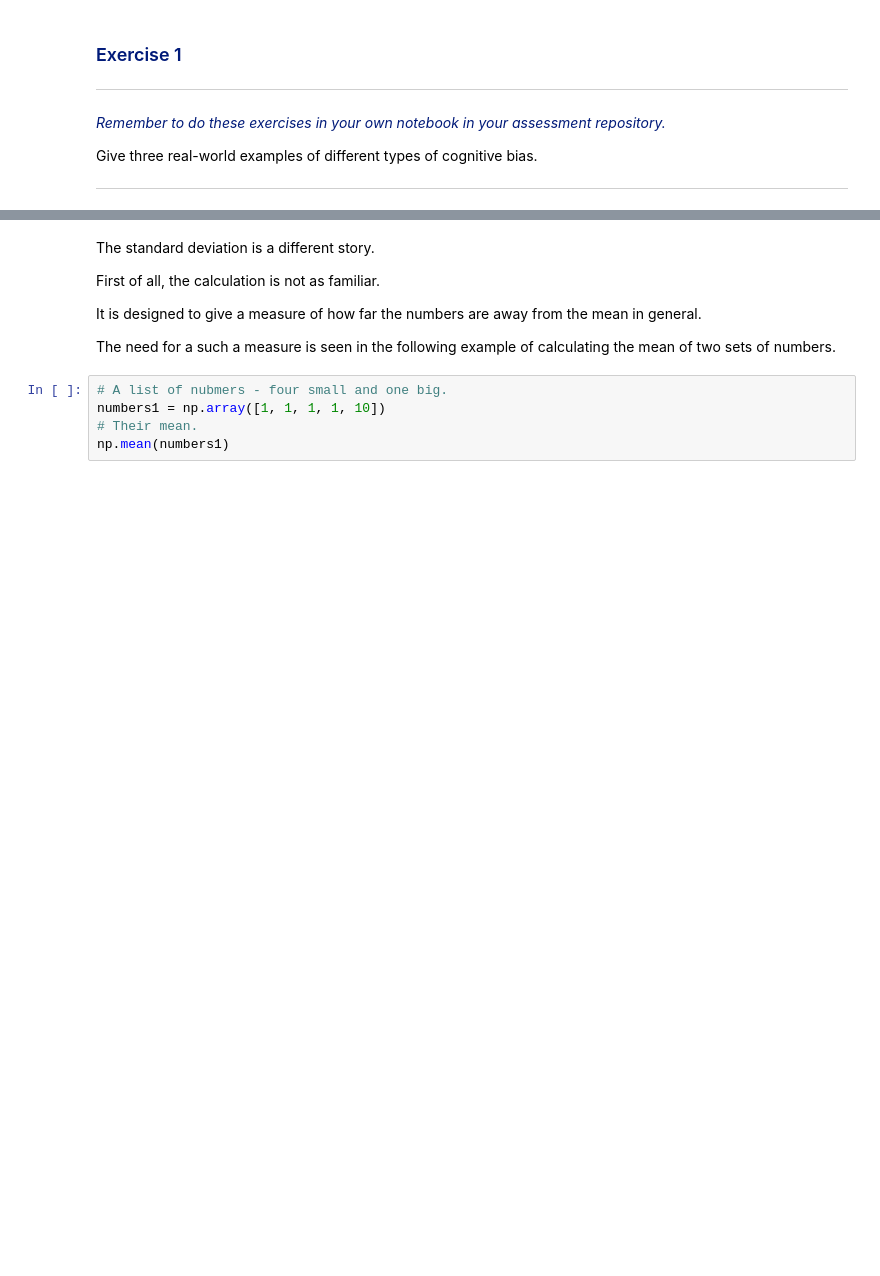
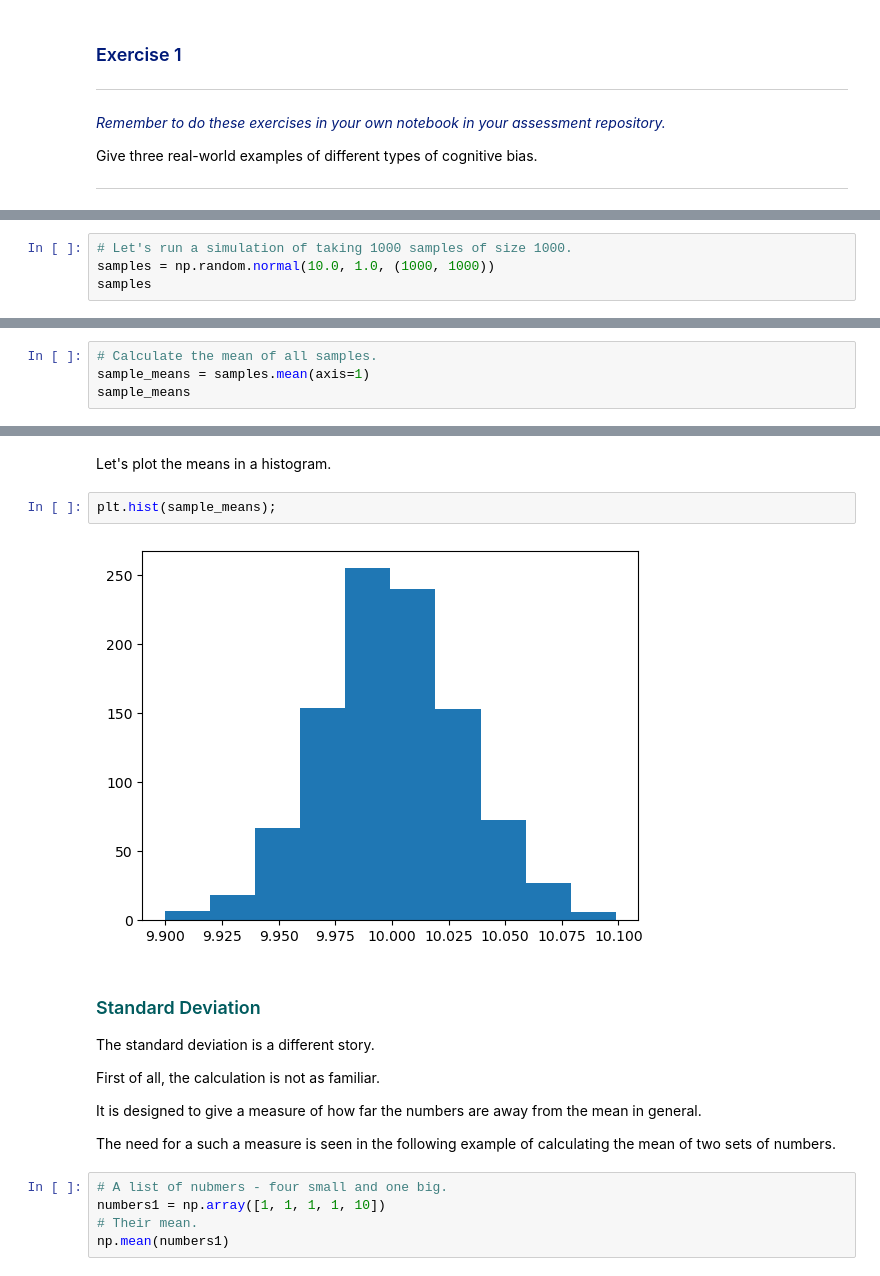
Before and after one commit to ianmcloughlin/2223-S1-fund-data-analysis, a Jupyter notebook: notebooks/03-bias.ipynb, the cells around one changed output, grey strips where cells are left out. Drawn from its saved outputs; the diff is of its cells as text; blank space fills up the shorter version.

```diff
--- a/notebooks/03-bias.ipynb
+++ b/notebooks/03-bias.ipynb
@@ -109,0 +145,4 @@ If you take the mean of the sample, it is a good estimate of the population aver
+# %%
+# Let's run a simulation of taking 1000 samples of size 1000.
+samples = np.random.normal(10.0, 1.0, (1000, 1000))
+samples
@@ -109,0 +168,4 @@ If you take the mean of the sample, it is a good estimate of the population aver
+# %%
+# Calculate the mean of all samples.
+sample_means = samples.mean(axis=1)
+sample_means
@@ -110,4 +190,12 @@ If you take the mean of the sample, it is a good estimate of the population aver
+# %% [markdown]
+Let's plot the means in a histogram.
+# %%
+plt.hist(sample_means);
+# %% [output]
+[figure, added]
 # %% [markdown]
+<h3 style="color: rgb(0, 91, 94);">Standard Deviation</h3>
+
 The standard deviation is a different story.
 
 First of all, the calculation is not as familiar.
```
Also changed, not shown: parts of 45 cells of this notebook.
